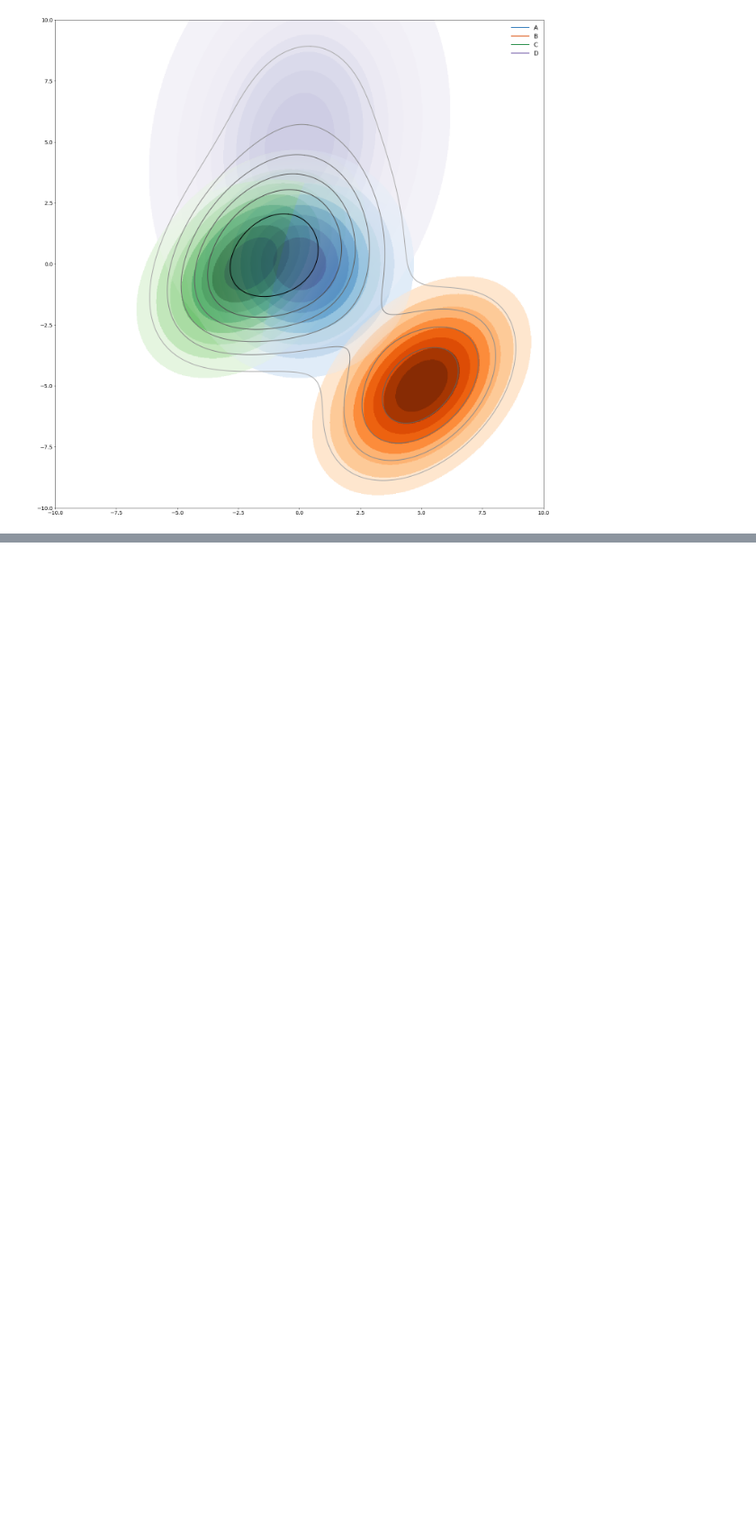
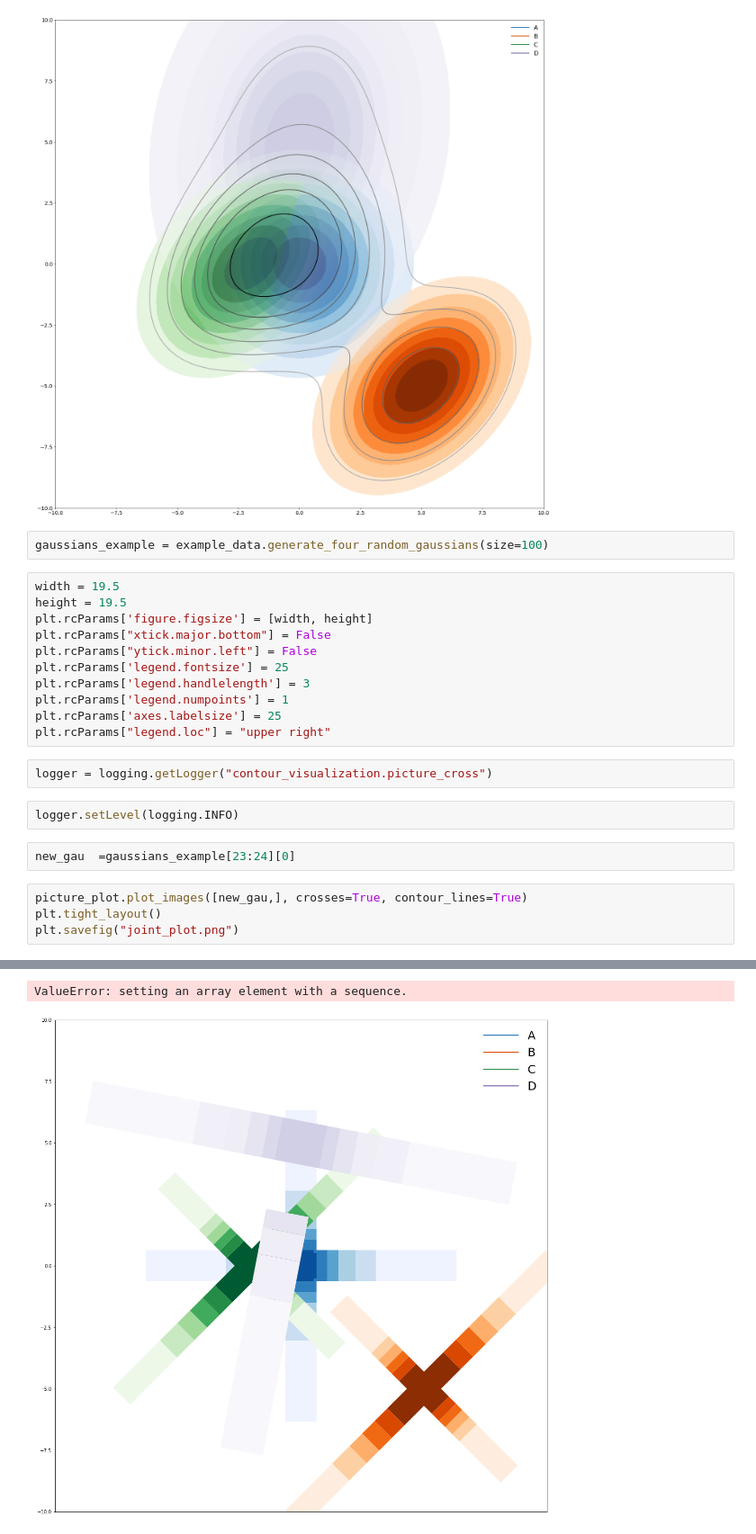
Before and after one commit to asver12/contour-maps-visualization, a Jupyter notebook: examples/RowPlot.ipynb, the cells around one changed output, grey strips where cells are left out. Shown: that part at 90% size. Drawn from its saved outputs; the diff is of its cells as text; blank space fills up the shorter version.

```diff
--- a/examples/RowPlot.ipynb
+++ b/examples/RowPlot.ipynb
@@ -81,3 +101,27 @@ plt.tight_layout()
 plt.savefig("joint_plot.png")
 # %% [output]
 [figure]
+# %%
+gaussians_example = example_data.generate_four_random_gaussians(size=100)
+# %%
+width = 19.5
+height = 19.5
+plt.rcParams['figure.figsize'] = [width, height]
+plt.rcParams["xtick.major.bottom"] = False
+plt.rcParams["ytick.minor.left"] = False
+plt.rcParams['legend.fontsize'] = 25
+plt.rcParams['legend.handlelength'] = 3
+plt.rcParams['legend.numpoints'] = 1
+plt.rcParams['axes.labelsize'] = 25
+plt.rcParams["legend.loc"] = "upper right"
+# %%
+logger = logging.getLogger("contour_visualization.picture_cross")
+# %%
+logger.setLevel(logging.INFO)
+# %%
+new_gau  =gaussians_example[23:24][0]
+# %%
+picture_plot.plot_images([new_gau,], crosses=True, contour_lines=True)
+plt.tight_layout()
+plt.savefig("joint_plot.png")
+# %% [output]
@@ -83,0 +145,2 @@ plt.savefig("joint_plot.png")
+ValueError: setting an array element with a sequence.
+[figure, added]
```
Also changed, not shown: parts of 5 cells of this notebook, 1 other file.
